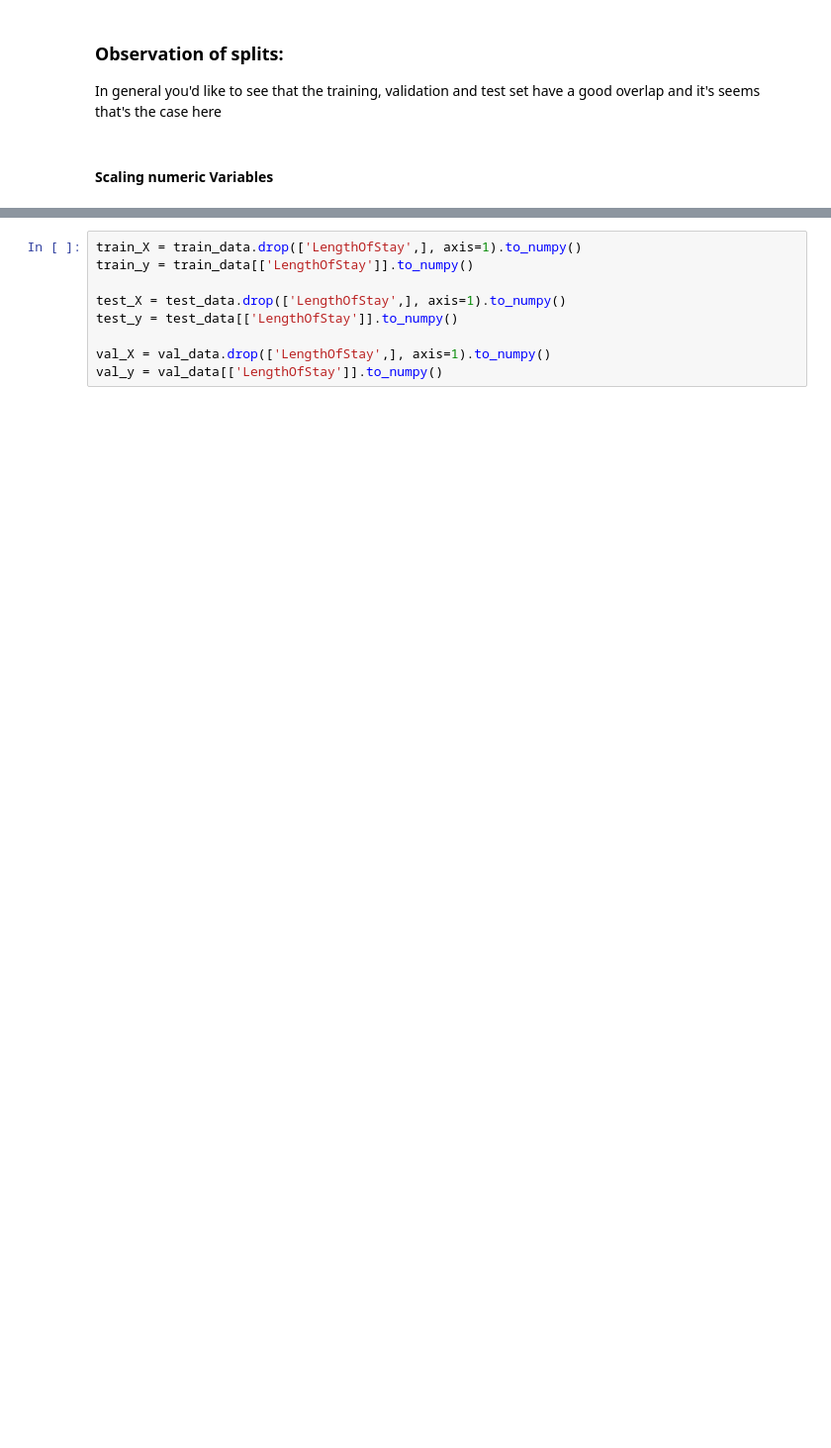
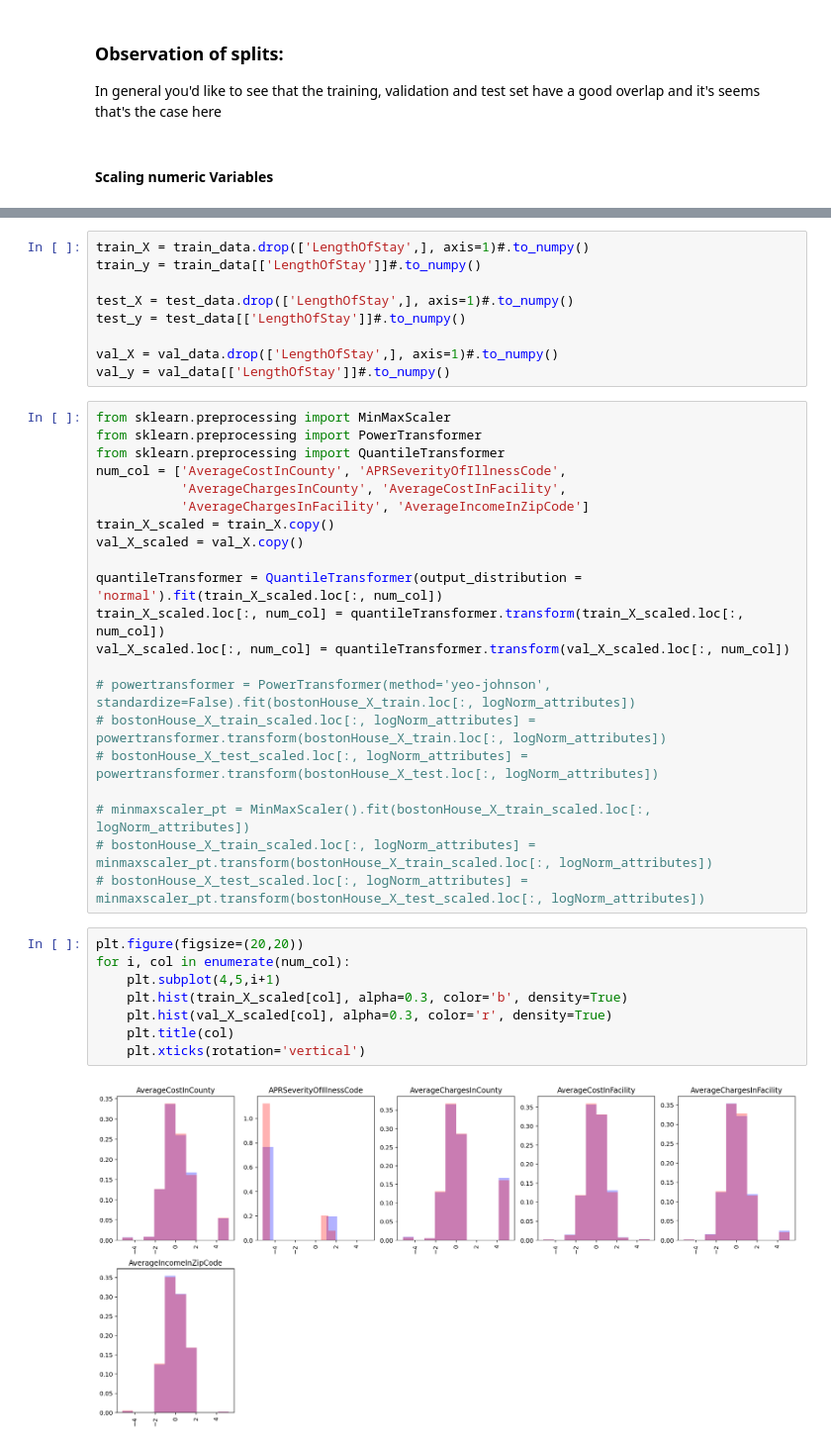
Before and after one commit to shekhar-hazari/CML_assignment_1, a Jupyter notebook: s3831855.ipynb, the cells around one changed output, grey strips where cells are left out. Shown at 99% size. Saved outputs shown, nothing was run; the diff lists cells and outputs as text; blank space fills up the shorter version.

```diff
--- a/s3831855.ipynb
+++ b/s3831855.ipynb
@@ -289,9 +304,40 @@ SyntaxError: unexpected EOF while parsing (<ipython-input-18-170d3a4a55a5>, line
 # %%
-train_X = train_data.drop(['LengthOfStay',], axis=1).to_numpy()
-train_y = train_data[['LengthOfStay']].to_numpy()
+train_X = train_data.drop(['LengthOfStay',], axis=1)#.to_numpy()
+train_y = train_data[['LengthOfStay']]#.to_numpy()
 
-test_X = test_data.drop(['LengthOfStay',], axis=1).to_numpy()
-test_y = test_data[['LengthOfStay']].to_numpy()
+test_X = test_data.drop(['LengthOfStay',], axis=1)#.to_numpy()
+test_y = test_data[['LengthOfStay']]#.to_numpy()
 
-val_X = val_data.drop(['LengthOfStay',], axis=1).to_numpy()
-val_y = val_data[['LengthOfStay']].to_numpy()
+val_X = val_data.drop(['LengthOfStay',], axis=1)#.to_numpy()
+val_y = val_data[['LengthOfStay']]#.to_numpy()
+# %%
+from sklearn.preprocessing import MinMaxScaler
+from sklearn.preprocessing import PowerTransformer
+from sklearn.preprocessing import QuantileTransformer
+num_col = ['AverageCostInCounty', 'APRSeverityOfIllnessCode',
+           'AverageChargesInCounty', 'AverageCostInFacility',
+           'AverageChargesInFacility', 'AverageIncomeInZipCode']
+train_X_scaled = train_X.copy()
+val_X_scaled = val_X.copy()
+
+quantileTransformer = QuantileTransformer(output_distribution = 'normal').fit(train_X_scaled.loc[:, num_col])
+train_X_scaled.loc[:, num_col] = quantileTransformer.transform(train_X_scaled.loc[:, num_col])
+val_X_scaled.loc[:, num_col] = quantileTransformer.transform(val_X_scaled.loc[:, num_col])
+
+# powertransformer = PowerTransformer(method='yeo-johnson', standardize=False).fit(bostonHouse_X_train.loc[:, logNorm_attributes])
+# bostonHouse_X_train_scaled.loc[:, logNorm_attributes] = powertransformer.transform(bostonHouse_X_train.loc[:, logNorm_attributes])
+# bostonHouse_X_test_scaled.loc[:, logNorm_attributes] = powertransformer.transform(bostonHouse_X_test.loc[:, logNorm_attributes])
+
+# minmaxscaler_pt = MinMaxScaler().fit(bostonHouse_X_train_scaled.loc[:, logNorm_attributes])
+# bostonHouse_X_train_scaled.loc[:, logNorm_attributes] = minmaxscaler_pt.transform(bostonHouse_X_train_scaled.loc[:, logNorm_attributes])
+# bostonHouse_X_test_scaled.loc[:, logNorm_attributes] = minmaxscaler_pt.transform(bostonHouse_X_test_scaled.loc[:, logNorm_attributes])
+# %%
+plt.figure(figsize=(20,20))
+for i, col in enumerate(num_col):
+    plt.subplot(4,5,i+1)
+    plt.hist(train_X_scaled[col], alpha=0.3, color='b', density=True)
+    plt.hist(val_X_scaled[col], alpha=0.3, color='r', density=True)
+    plt.title(col)
+    plt.xticks(rotation='vertical')
+# %% [output]
+[figure, added]
```
Also changed, not shown: parts of 10 cells of this notebook.
